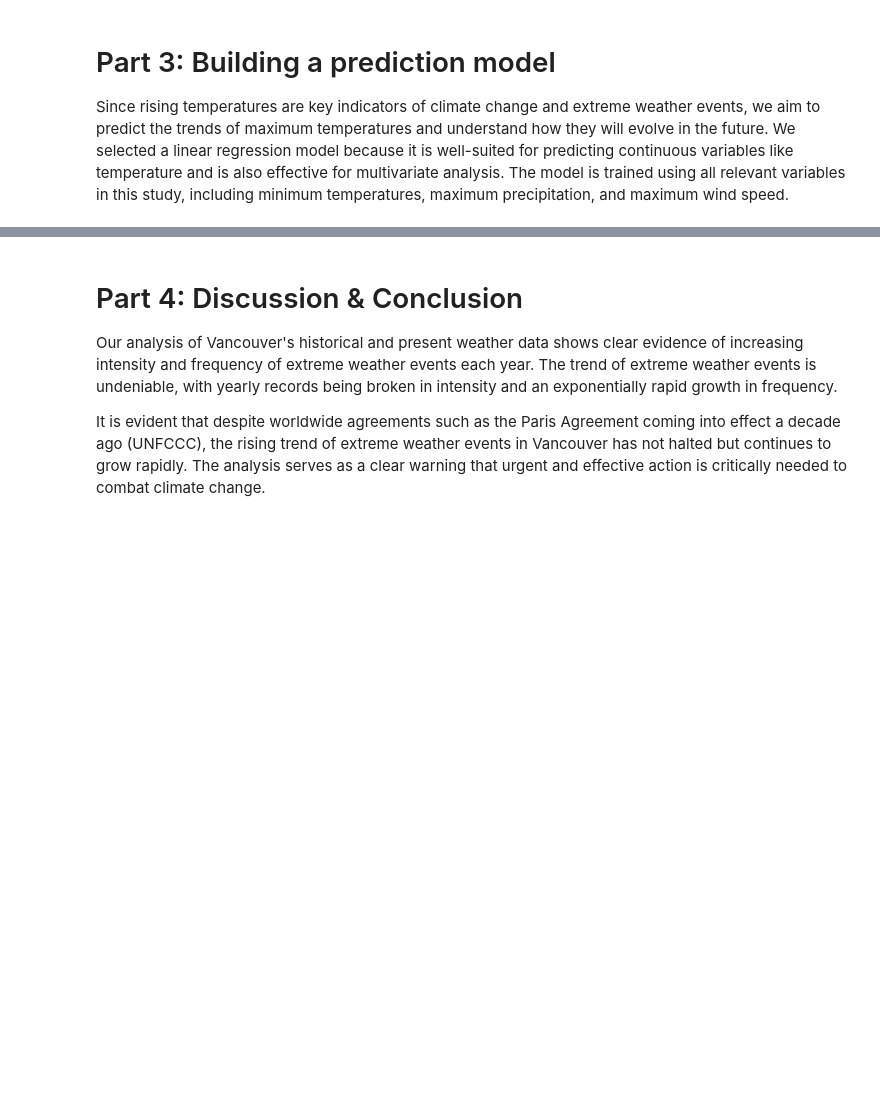
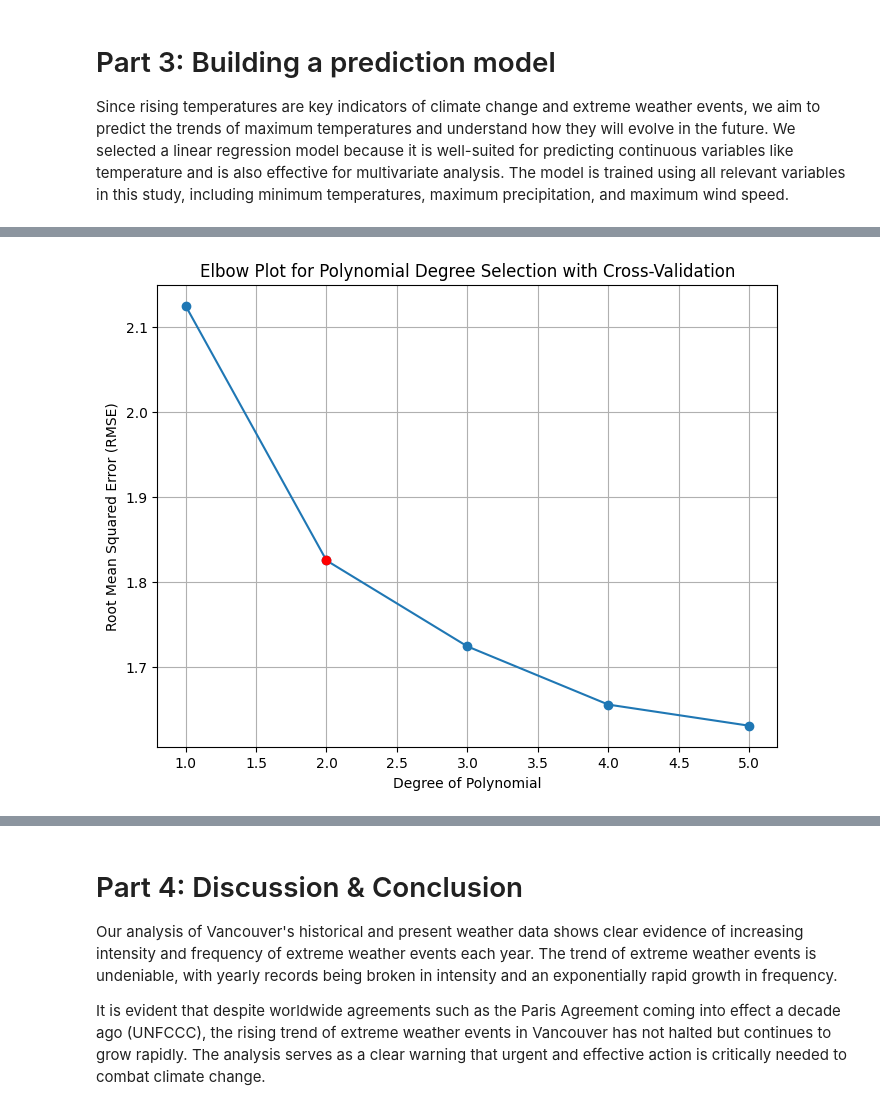
Before and after one commit to King7D/econ323-project, a Jupyter notebook: project.ipynb, the cells around one changed output, grey strips where cells are left out. Cells and saved outputs as stored; diff of their text form; code cells hidden in the pictures; blank space fills up the shorter version.

Commit message:
add polynomial regression

```diff
--- a/project.ipynb
+++ b/project.ipynb
@@ -451,0 +468,28 @@ Overall, the model appears to have a good fit, with minimum temperature having t
+# %%
+# Plot a Elbow Graph to find the optimal degree of polynomial regression
+
+degrees = list(range(1, 6))
+rmse_values = []
+
+# Loop through polynomial degrees
+for degree in degrees:
+    poly = PolynomialFeatures(degree=degree, include_bias=False)
+    X_train_poly = poly.fit_transform(X_train)
+
+    # Perform cross-validation with RMSE
+    model = LinearRegression()
+    scores = cross_val_score(model, X_train_poly, y_train, cv=5, scoring='neg_mean_squared_error')
+    rmse = np.sqrt(-scores.mean())
+    rmse_values.append(rmse)
+
+# Plot the elbow curve
+plt.figure(figsize=(8, 6))
+plt.plot(degrees, rmse_values, marker='o')
+plt.plot(2, rmse_values[1], 'ro')
+plt.xlabel("Degree of Polynomial")
+plt.ylabel("Root Mean Squared Error (RMSE)")
+plt.title("Elbow Plot for Polynomial Degree Selection with Cross-Validation")
+plt.grid()
+plt.show()
+# %% [output]
+[figure, added]
```
Also changed, not shown: parts of 10 cells of this notebook.
